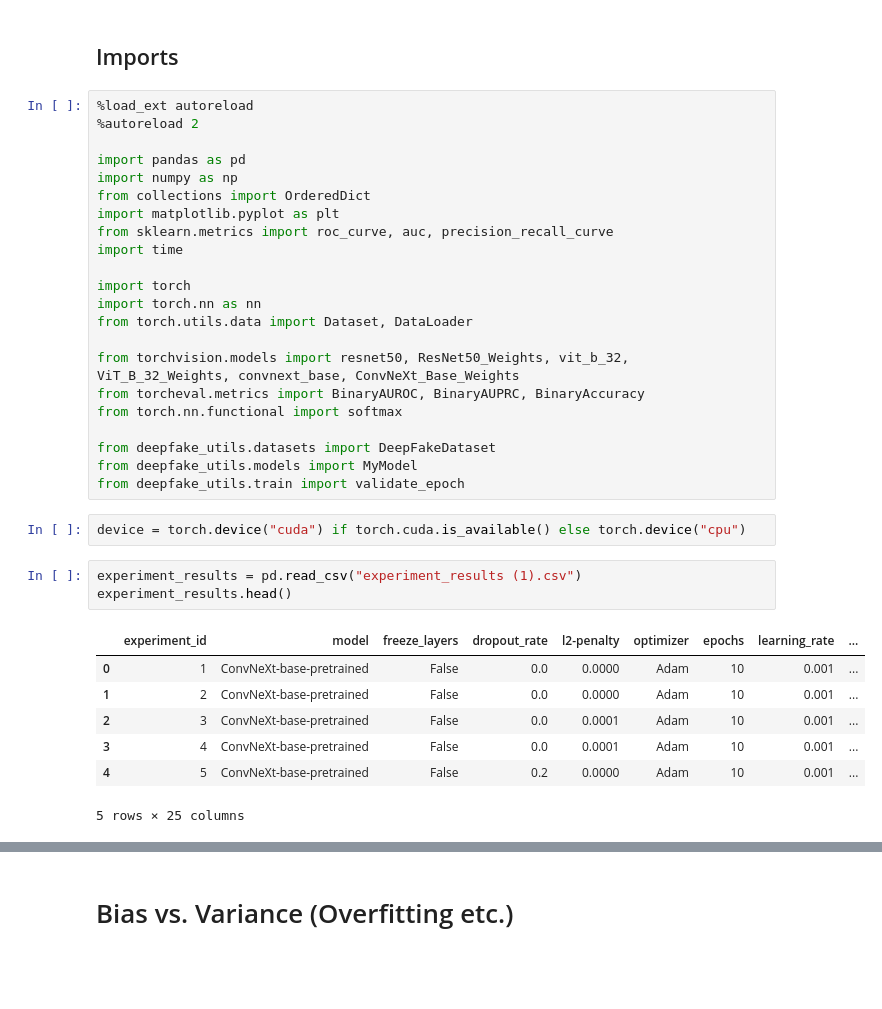
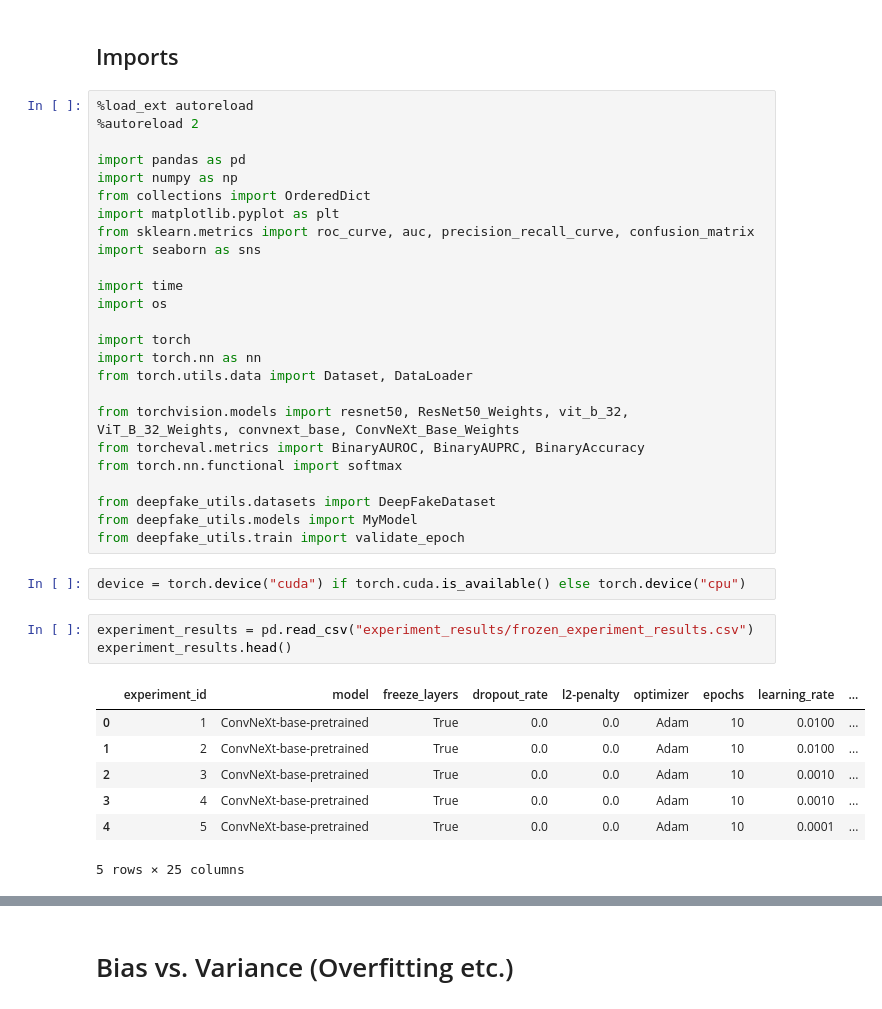
Before and after one commit to Deepfake-Detection-KKO/deepfake-detection, a Jupyter notebook: test_performance_analysis.ipynb, the cells around one changed output, grey strips where cells are left out. Drawn from its saved outputs; the diff is of its cells as text; blank space fills up the shorter version.

```diff
--- a/test_performance_analysis.ipynb
+++ b/test_performance_analysis.ipynb
@@ -8,8 +8,11 @@ import pandas as pd
 import numpy as np
 from collections import OrderedDict
 import matplotlib.pyplot as plt
-from sklearn.metrics import roc_curve, auc, precision_recall_curve
+from sklearn.metrics import roc_curve, auc, precision_recall_curve, confusion_matrix
+import seaborn as sns
+
 import time
+import os
 
 import torch
 import torch.nn as nn
@@ -25,15 +28,15 @@ from deepfake_utils.train import validate_epoch
 # %%
 device = torch.device("cuda") if torch.cuda.is_available() else torch.device("cpu")
 # %%
-experiment_results = pd.read_csv("experiment_results (1).csv")
+experiment_results = pd.read_csv("experiment_results/frozen_experiment_results.csv")
 experiment_results.head()
 # %% [output]
 |  | experiment_id | model | freeze_layers | dropout_rate | l2-penalty | optimizer | epochs | learning_rate | ... |
-| 0 | 1 | ConvNeXt-base-pretrained | False | 0.0 | 0.0000 | Adam | 10 | 0.001 | ... |
-| 1 | 2 | ConvNeXt-base-pretrained | False | 0.0 | 0.0000 | Adam | 10 | 0.001 | ... |
-| 2 | 3 | ConvNeXt-base-pretrained | False | 0.0 | 0.0001 | Adam | 10 | 0.001 | ... |
-| 3 | 4 | ConvNeXt-base-pretrained | False | 0.0 | 0.0001 | Adam | 10 | 0.001 | ... |
-| 4 | 5 | ConvNeXt-base-pretrained | False | 0.2 | 0.0000 | Adam | 10 | 0.001 | ... |
+| 0 | 1 | ConvNeXt-base-pretrained | True | 0.0 | 0.0 | Adam | 10 | 0.0100 | ... |
+| 1 | 2 | ConvNeXt-base-pretrained | True | 0.0 | 0.0 | Adam | 10 | 0.0100 | ... |
+| 2 | 3 | ConvNeXt-base-pretrained | True | 0.0 | 0.0 | Adam | 10 | 0.0010 | ... |
+| 3 | 4 | ConvNeXt-base-pretrained | True | 0.0 | 0.0 | Adam | 10 | 0.0010 | ... |
+| 4 | 5 | ConvNeXt-base-pretrained | True | 0.0 | 0.0 | Adam | 10 | 0.0001 | ... |
 5 rows × 25 columns
 # %%
 # focus on evaluating the best model settings for each family (i.e. 1 for ResNet, 1 for ViT, 1 for ConvNeXt)
```
Also changed, not shown: parts of 9 cells of this notebook, 3 other files.
